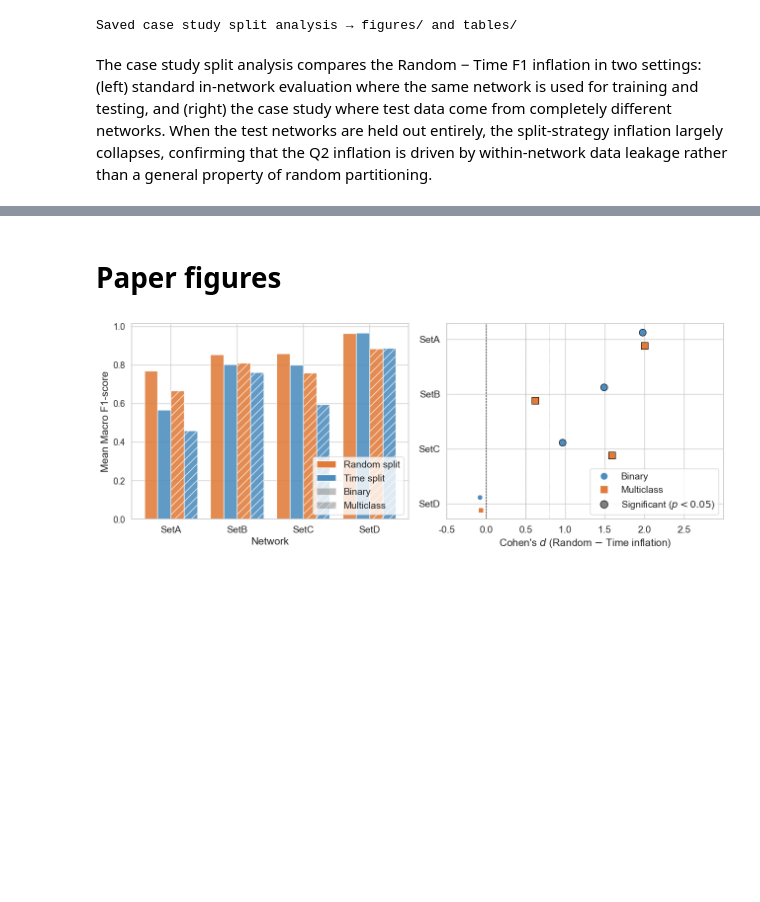
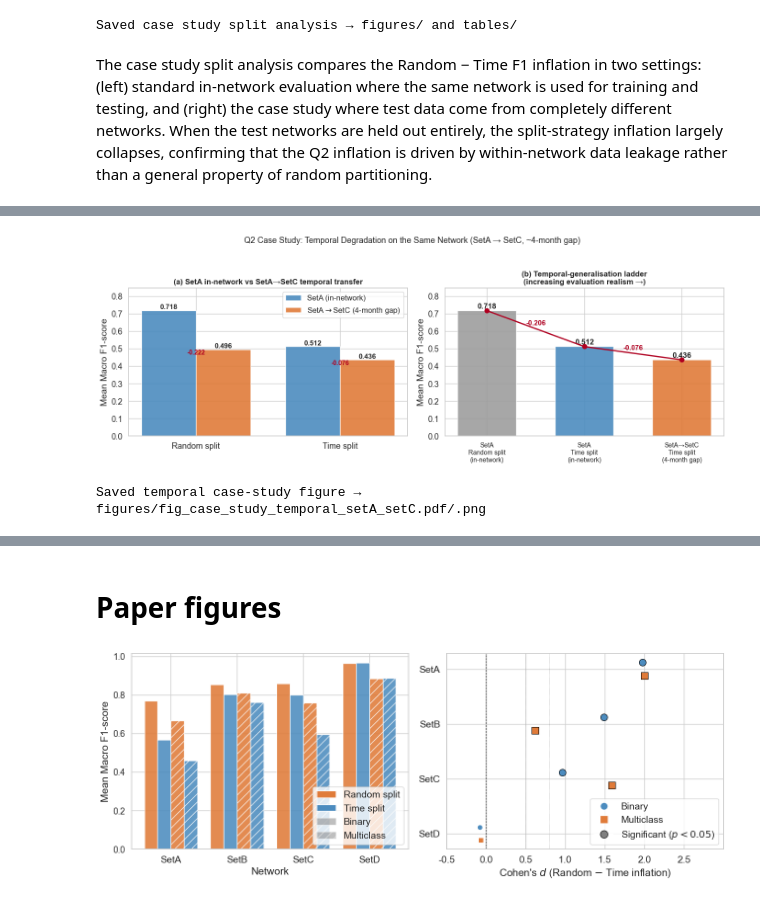
Before and after one commit to koumajos/ddos-results-analysis, a Jupyter notebook: Q2/Q2_analysis.ipynb, the cells around one changed output, grey strips where cells are left out. Drawn from its saved outputs; the diff is of its cells as text; code cells hidden in the pictures; blank space fills up the shorter version.

```diff
--- a/Q2/Q2_analysis.ipynb
+++ b/Q2/Q2_analysis.ipynb
@@ -935,0 +1119,64 @@ general property of random partitioning.
+# %%
+# ── Figure: temporal degradation SetA → SetC ──────────────────────────
+fig, axes = plt.subplots(1, 2, figsize=(14, 5))
+
+# Panel (a): grouped bars — SetA in-net vs SetA→SetC, per split
+ax = axes[0]
+splits = ['Random split', 'Time split']
+innet = [float(tempo_avg[(tempo_avg.split == s) & (tempo_avg.test_set == 'SetA')]['mean_f1'].mean())
+         for s in splits]
+gap   = [float(tempo_avg[(tempo_avg.split == s) & (tempo_avg.test_set == 'SetC')]['mean_f1'].mean())
+         for s in splits]
+x = np.arange(len(splits)); width = 0.38
+b1 = ax.bar(x - width/2, innet, width, color='#4C8CBF', alpha=0.9, label='SetA (in-network)')
+b2 = ax.bar(x + width/2, gap,   width, color='#E07B39', alpha=0.9,
+            label=r'SetA$\rightarrow$SetC (4-month gap)')
+for xi, (a, c) in enumerate(zip(innet, gap)):
+    ax.text(xi - width/2, a + 0.008, f'{a:.3f}', ha='center', fontsize=11, fontweight='bold')
+    ax.text(xi + width/2, c + 0.008, f'{c:.3f}', ha='center', fontsize=11, fontweight='bold')
+    ax.annotate(f'{-(a - c):.3f}', xy=(xi, min(a, c) - 0.03), ha='center',
+                fontsize=10, color='#B00020', fontweight='bold')
+ax.set_xticks(x); ax.set_xticklabels(['Random split', 'Time split'], fontsize=13)
+ax.set_ylabel('Mean Macro F1-score', fontsize=14)
+ax.set_ylim(0, max(innet) * 1.18)
+ax.set_title('(a) SetA in-network vs SetA→SetC temporal transfer',
+             fontsize=12, fontweight='bold')
+ax.legend(fontsize=12, loc='upper right')
+
+# Panel (b): temporal-generalisation ladder
+ax2 = axes[1]
+ladder_labels = ['SetA\nRandom split\n(in-network)',
+                 'SetA\nTime split\n(in-network)',
+                 'SetA→SetC\nTime split\n(4-month gap)']
+ladder_vals = [
+    float(tempo_avg[(tempo_avg.split == 'Random split') & (tempo_avg.test_set == 'SetA')]['mean_f1'].mean()),
+    float(tempo_avg[(tempo_avg.split == 'Time split')   & (tempo_avg.test_set == 'SetA')]['mean_f1'].mean()),
+    float(tempo_avg[(tempo_avg.split == 'Time split')   & (tempo_avg.test_set == 'SetC')]['mean_f1'].mean()),
+]
+xl = np.arange(len(ladder_vals))
+ladder_colors = ['#9E9E9E', '#4C8CBF', '#E07B39']
+ax2.bar(xl, ladder_vals, color=ladder_colors, alpha=0.9, width=0.6)
+ax2.plot(xl, ladder_vals, '-o', color='#B00020', linewidth=2, markersize=7, zorder=5)
+for xi, v in enumerate(ladder_vals):
+    ax2.text(xi, v + 0.012, f'{v:.3f}', ha='center', fontsize=12, fontweight='bold')
+for xi in range(len(ladder_vals) - 1):
+    drop = ladder_vals[xi + 1] - ladder_vals[xi]
+    ax2.annotate(f'{drop:+.3f}',
+                 xy=(xi + 0.5, (ladder_vals[xi] + ladder_vals[xi + 1]) / 2 + 0.02),
+                 ha='center', fontsize=11, color='#B00020', fontweight='bold')
+ax2.set_xticks(xl); ax2.set_xticklabels(ladder_labels, fontsize=10)
+ax2.set_ylabel('Mean Macro F1-score', fontsize=14)
+ax2.set_ylim(0, max(ladder_vals) * 1.18)
+ax2.set_title('(b) Temporal-generalisation ladder\n(increasing evaluation realism →)',
+              fontsize=12, fontweight='bold')
+
+plt.suptitle('Q2 Case Study: Temporal Degradation on the Same Network (SetA → SetC, ~4-month gap)',
+             fontsize=13, y=1.03)
+plt.tight_layout()
+plt.savefig(FIG_DIR / 'fig_case_study_temporal_setA_setC.pdf', bbox_inches='tight', dpi=150)
+plt.savefig(FIG_DIR / 'fig_case_study_temporal_setA_setC.png', bbox_inches='tight', dpi=150)
+plt.show()
+print('Saved temporal case-study figure → figures/fig_case_study_temporal_setA_setC.pdf/.png')
+# %% [output]
+[figure, added]
+Saved temporal case-study figure → figures/fig_case_study_temporal_setA_setC.pdf/.png
```
Also changed, not shown: parts of 11 cells of this notebook, 14 other files.
